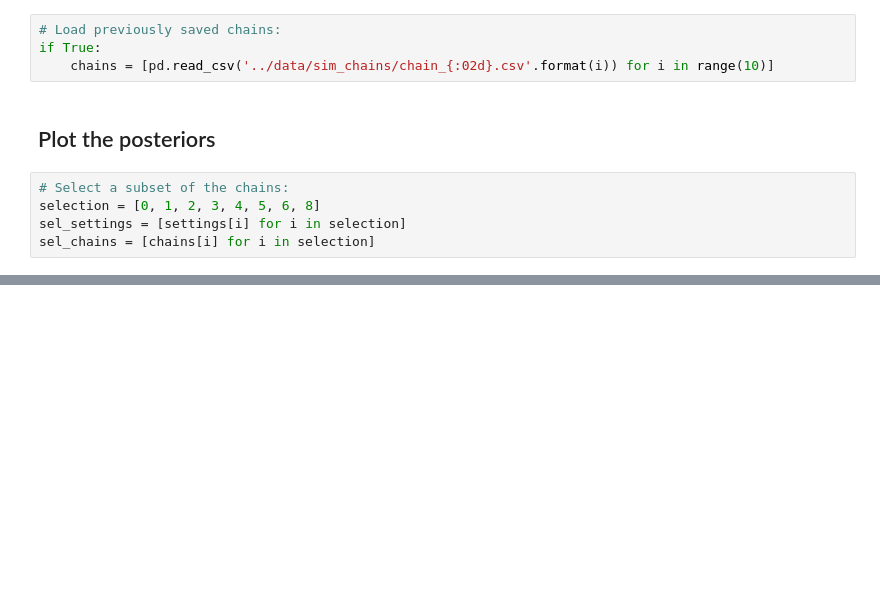
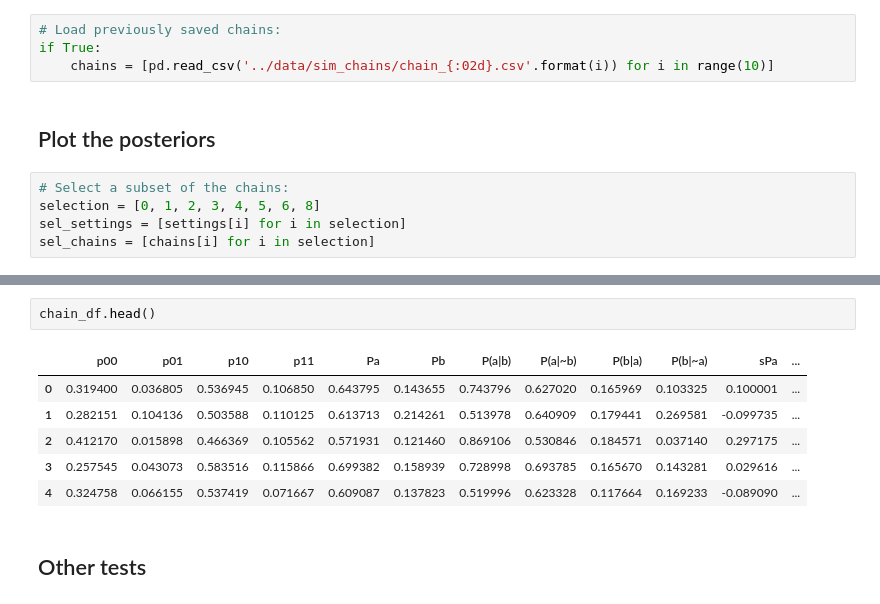
Before and after one commit to cewebbr/brass, a Jupyter notebook: analysis/20_prototyping-testing-association-test.ipynb, the cells around one changed output, grey strips where cells are left out. Saved outputs shown, nothing was run; the diff lists cells and outputs as text; blank space fills up the shorter version.

```diff
--- a/analysis/20_prototyping-testing-association-test.ipynb
+++ b/analysis/20_prototyping-testing-association-test.ipynb
@@ -148,0 +156,11 @@ The PostScript backend does not support transparency; partially transparent arti
+# %%
+chain_df.head()
+# %% [output]
+|  | p00 | p01 | p10 | p11 | Pa | Pb | P(a|b) | P(a|~b) | P(b|a) | P(b|~a) | sPa | ... |
+| 0 | 0.319400 | 0.036805 | 0.536945 | 0.106850 | 0.643795 | 0.143655 | 0.743796 | 0.627020 | 0.165969 | 0.103325 | 0.100001 | ... |
+| 1 | 0.282151 | 0.104136 | 0.503588 | 0.110125 | 0.613713 | 0.214261 | 0.513978 | 0.640909 | 0.179441 | 0.269581 | -0.099735 | ... |
+| 2 | 0.412170 | 0.015898 | 0.466369 | 0.105562 | 0.571931 | 0.121460 | 0.869106 | 0.530846 | 0.184571 | 0.037140 | 0.297175 | ... |
+| 3 | 0.257545 | 0.043073 | 0.583516 | 0.115866 | 0.699382 | 0.158939 | 0.728998 | 0.693785 | 0.165670 | 0.143281 | 0.029616 | ... |
+| 4 | 0.324758 | 0.066155 | 0.537419 | 0.071667 | 0.609087 | 0.137823 | 0.519996 | 0.623328 | 0.117664 | 0.169233 | -0.089090 | ... |
+# %% [markdown]
+## Other tests
```
Also changed, not shown: parts of 6 cells of this notebook.
